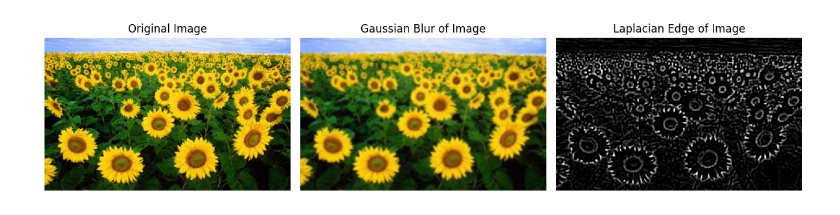
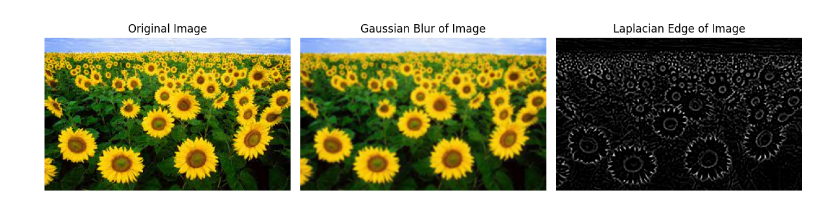
Before and after one commit to 4rjunc/CollegeLab, a Jupyter notebook: 7thSemLab/DIP/Q12.ipynb, the cells around one changed output. Cells and saved outputs as stored; diff of their text form; code cells hidden in the pictures.

```diff
--- a/7thSemLab/DIP/Q12.ipynb
+++ b/7thSemLab/DIP/Q12.ipynb
@@ -1,28 +1,33 @@
 # %%
 import cv2
 import matplotlib.pyplot as plt
 
 img = cv2.imread("./images/flower1.jpeg")
 
 gblur = cv2.GaussianBlur(img, (3, 3), 0)
 gray_scale = cv2.cvtColor(gblur, cv2.COLOR_BGR2GRAY)
 edges = cv2.Laplacian(
-    gray_scale, -1, ksize=3, scale=1, delta=0, borderType=cv2.BORDER_DEFAULT
+    gray_scale, -1
 )
+
 plt.figure(figsize=(12, 6))
+
 plt.subplot(131)
 plt.title("Original Image")
 plt.imshow(cv2.cvtColor(img, cv2.COLOR_BGR2RGB))
 plt.axis("off")
+
 plt.subplot(132)
 plt.title("Gaussian Blur of Image")
 plt.imshow(cv2.cvtColor(gblur, cv2.COLOR_BGR2RGB))
 plt.axis("off")
+
 plt.subplot(133)
 plt.title("Laplacian Edge of Image")
 plt.imshow(edges, cmap="gray")
 plt.axis("off")
+
 plt.tight_layout()
 plt.show()
 # %% [output]
-[figure, old version]
+[figure, new version]
```
Also changed, not shown: 5 other files.
